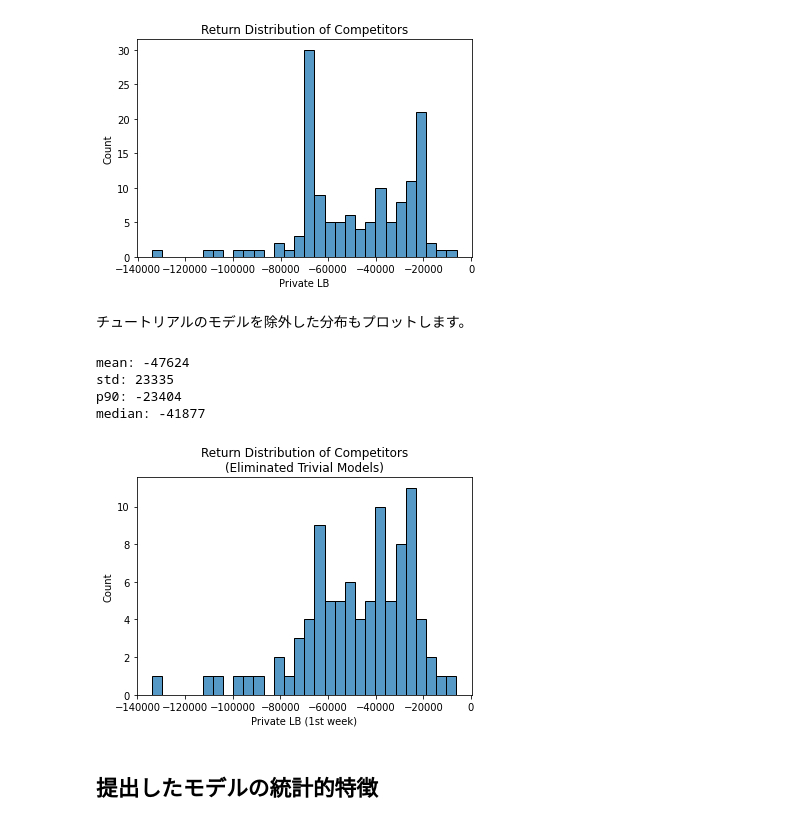
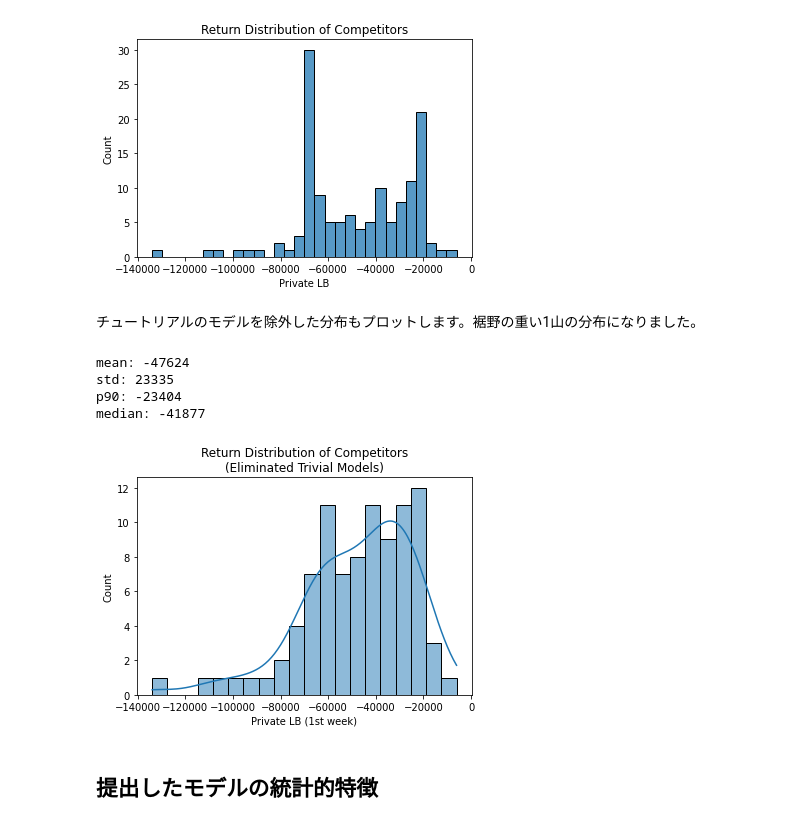
Before and after one commit to bilzard/JQuants-news, a Jupyter notebook: Ex01_JQuants_news_evaluation_1st_week.ipynb, the cells around one changed output. Cells and saved outputs as stored; diff of their text form; code cells hidden in the pictures.

```diff
--- a/Ex01_JQuants_news_evaluation_1st_week.ipynb
+++ b/Ex01_JQuants_news_evaluation_1st_week.ipynb
@@ -28,7 +28,7 @@ lb_df['暫定評価'] = lb_df['暫定評価'].astype(float)
 lb_df['推論時間 (sec)'] = lb_df['推論時間 (sec)'].astype(float)
 lb_df['投稿件数'] = lb_df['投稿件数'].astype(float)
 
-lb_df.rename(columns={'最終評価 ▼': 'Private LB', '推論時間 (sec)': 'PredTimeSec', '暫定評価': 'Public LB', '投稿件数': 'Submitions'}, inplace=True)
+lb_df.rename(columns={'最終評価 ▼': 'Private LB', '推論時間 (sec)': 'PredTimeSec', '暫定評価': 'Public LB', '投稿件数': 'Submissions'}, inplace=True)
 # %%
 lb_df.head()
 # %% [output]
@@ -68,26 +68,26 @@ p90: -20675
 median: -48685
 [figure]
 # %% [markdown]
-チュートリアルのモデルを除外した分布もプロットします。
+チュートリアルのモデルを除外した分布もプロットします。裾野の重い1山の分布になりました。
 # %%
 filter_tutorial = (lb_df['Private LB']!= -20675.0) & (lb_df['Private LB'] != -68681.0)
 df = lb_df.loc[filter_tutorial, 'Private LB']
 
 fig, ax = plt.subplots(1, 1, figsize=(6, 4))
-sns.histplot(df, bins=30, ax=ax)
+sns.histplot(df, bins=20, ax=ax, kde=True)
 ax.set_xlabel('Private LB (1st week)')
 ax.title.set_text('Return Distribution of Competitors\n(Eliminated Trivial Models)')
 
 print(f'mean: {df.mean():.0f}')
 print(f'std: {df.std():.0f}')
 print(f'p90: {df.quantile(.9):.0f}')
 print(f'median: {df.median():.0f}')
 # %% [output]
 mean: -47624
 std: 23335
 p90: -23404
 median: -41877
-[figure, old version]
+[figure, new version]
 # %% [markdown]
 ## 提出したモデルの統計的特徴
 # %% [markdown]
```
Also changed, not shown: parts of 4 cells of this notebook.
